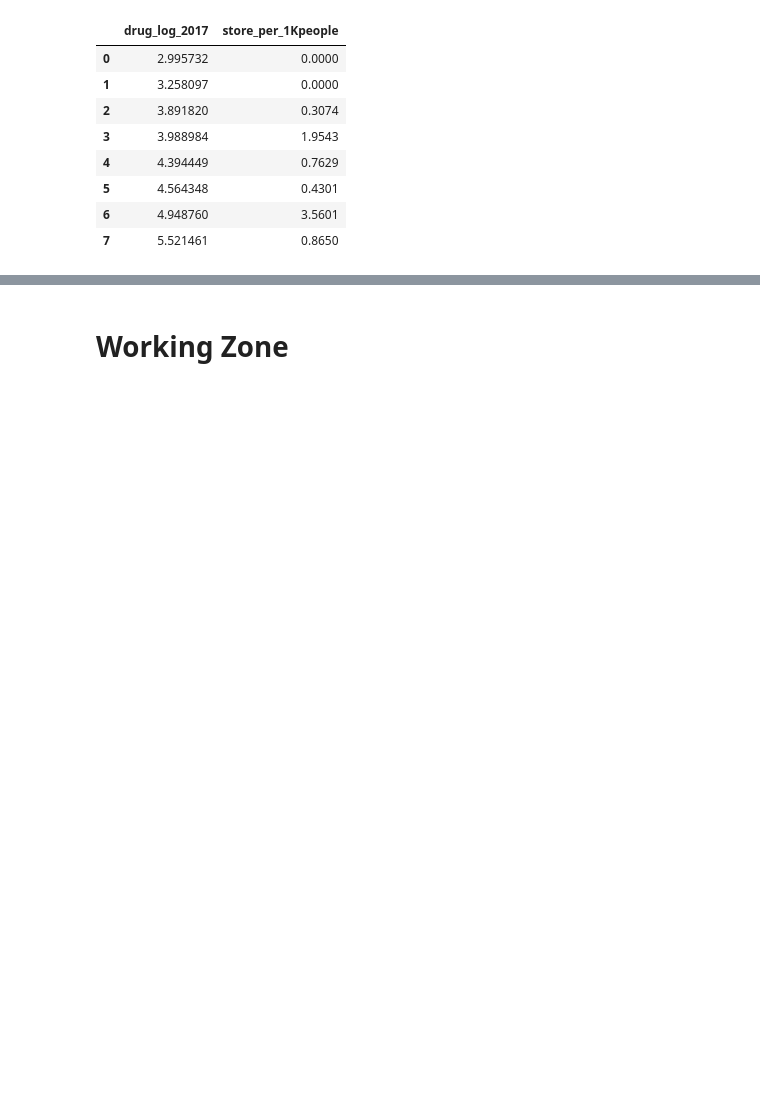
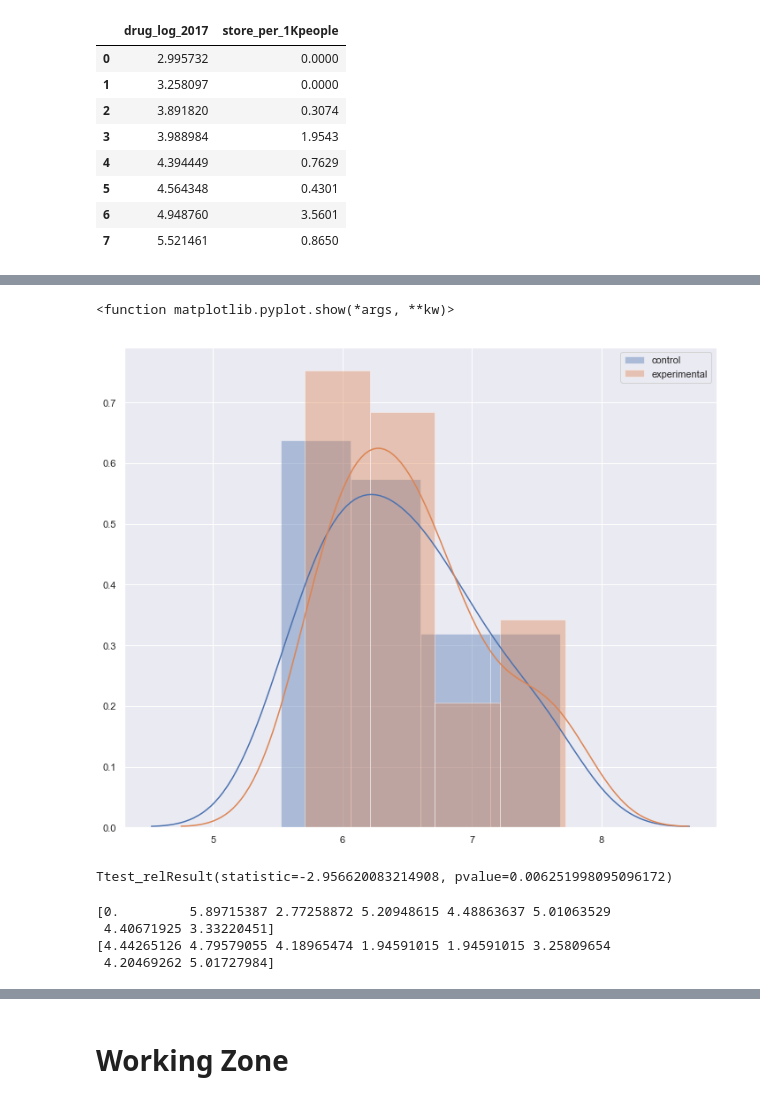
Before and after one commit to zapatos24/Mod_3_Final_Project, a Jupyter notebook: mod_3_final_project_jeremy_wip.ipynb, the cells around one changed output, grey strips where cells are left out. Saved outputs shown, nothing was run; the diff lists cells and outputs as text; code cells hidden in the pictures; blank space fills up the shorter version.

```diff
--- a/mod_3_final_project_jeremy_wip.ipynb
+++ b/mod_3_final_project_jeremy_wip.ipynb
@@ -708,0 +663,6 @@ plt.show
+# %%
+control = np.array(np.log(final_df_income_pop.loc[:,"2014_all_crime"]))
+experimental = np.array(np.log(final_df_income_pop.loc[:,"2017_all_crime"]))
+
+print(control)
+print(experimental)
@@ -708,0 +680,29 @@ plt.show
+# %%
+sns.set(color_codes=True)
+sns.set(rc={'figure.figsize':(12,10)})
+sns.distplot(control, label='control')
+sns.distplot(experimental, label='experimental')
+plt.legend()
+plt.show
+# %% [output]
+<function matplotlib.pyplot.show(*args, **kw)>
+[figure, added]
+# %%
+stats.ttest_rel(control, experimental)
+# %% [output]
+Ttest_relResult(statistic=-2.956620083214908, pvalue=0.006251998095096172)
+# %%
+low_data = final_df_income_pop[final_df_income_pop.neighborhood_econ_status == 'low']
+high_data = final_df_income_pop[final_df_income_pop.neighborhood_econ_status == 'high']
+
+low_crime_shift = np.array(np.log(abs(low_data['2014_all_crime'] - low_data['2017_all_crime'])))
+
+high_crime_shift = np.array(np.log(abs(high_data['2014_all_crime'] - high_data['2017_all_crime'])))
+
+print(low_crime_shift)
+print(high_crime_shift)
+# %% [output]
+[0.         5.89715387 2.77258872 5.20948615 4.48863637 5.01063529
+ 4.40671925 3.33220451]
+[4.44265126 4.79579055 4.18965474 1.94591015 1.94591015 3.25809654
+ 4.20469262 5.01727984]
```
Also changed, not shown: parts of 18 cells of this notebook, 1 other file.
